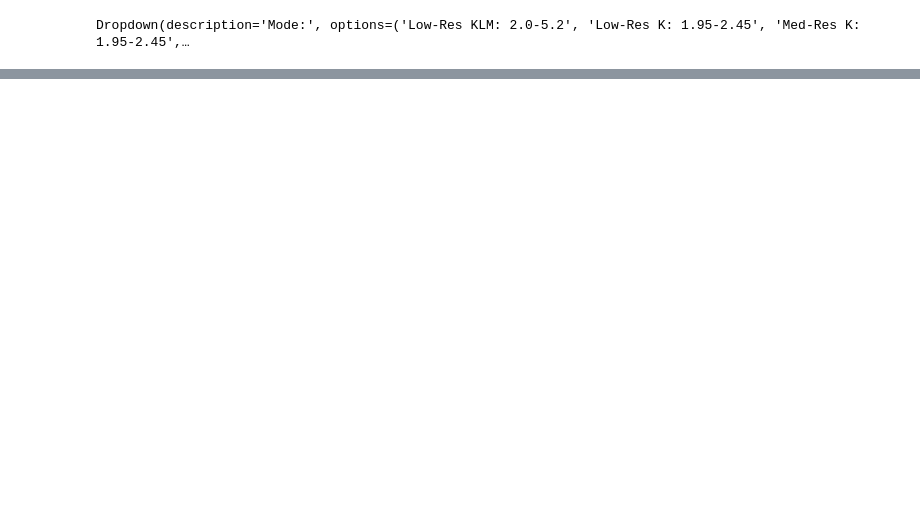
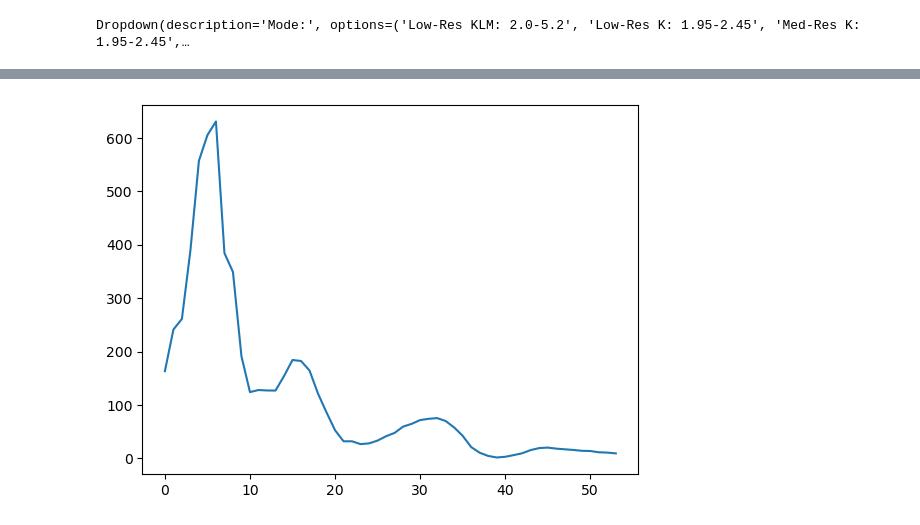
Before and after one commit to scalessim/scalesETC, a Jupyter notebook: scales_pointsource_lowres.ipynb, the cells around one changed output, grey strips where cells are left out. Cells and saved outputs as stored; diff of their text form; code cells hidden in the pictures; blank space fills up the shorter version.

Commit message:
adding target scaling and SNR cube generation

```diff
--- a/scales_pointsource_lowres.ipynb
+++ b/scales_pointsource_lowres.ipynb
@@ -30,27 +33,17 @@ int_time = 3600 #integration time in seconds per frame
 # %%
-scene_lowres = np.zeros([len(sim.plams),108,108])
-plan = sonora_planet(T_p=1000,sg=100,rp=1.6,d=20.0)
+plan = sonora_planet(T_p=1000,sg=100,rp=1.6,d=20.0,Kmag=9.9) #set Kmag, Lmag, OR Mmag to re-normalize your planet
 
-scene_lowres[:,54,54]=plan.resample(sim.plams)
-plt.plot(plan.x,plan.y)
-plt.plot(sim.plams,scene_lowres[:,54,54])
+scene_lowres = np.zeros([len(sim.plams),108,108]) #set up a perfect datacube to pass to the simulator (108x108 for low-res, 18x17 for med-res)
+scene_lowres[:,54,54]=plan.resample(sim.plams) #add your planet to your desired pixel in the FOV
+
+#let's check out a plot of the input spectra
+plt.plot(plan.x,plan.y) #spectrally-oversampled
+plt.plot(sim.plams,scene_lowres[:,54,54]) #downsampled to the input resolution expected by the simulator
 plt.show()
 
 scene_lowres=scene_lowres*u.erg/u.cm/u.cm/u.s/u.um
-img_seq, IFScube_seq, rlams = sim.image_and_cube(cube=scene_lowres,nexps=nexps,dit=int_time,shot_off=False)
-#img_seq, IFScube_seq, rlams = sim.image_and_cube(targ=plan,nexps=nexps,dit=int_time,shot_off=True)
 
-plt.imshow(img_seq[0])
-plt.xlim(0,200)
-plt.ylim(0,200)
-plt.colorbar()
-plt.show()
-
-plt.imshow(np.sum(IFScube_seq[0],axis=0))
-plt.colorbar()
-plt.show()
-
-plt.plot(rlams,IFScube_seq[0,:,54,54])
-plt.show()
+img_seq, IFScube_seq, rlams = sim.image_and_cube(cube=scene_lowres,nexps=nexps,dit=int_time,shot_off=False,bkgsub=True)
+SNRcube, SNRlist, rlams = sim.point_snr_cube(cube=scene_lowres,nexps=nexps,dit=int_time)
 # %% [output]
 [figure]
@@ -59,0 +50,5 @@ plt.show()
+# %%
+plt.plot(range(54),SNRcube[:,54,54])
+plt.show()
+# %% [output]
+[figure, added]
```
Also changed, not shown: parts of 6 cells of this notebook, 3 other files.
